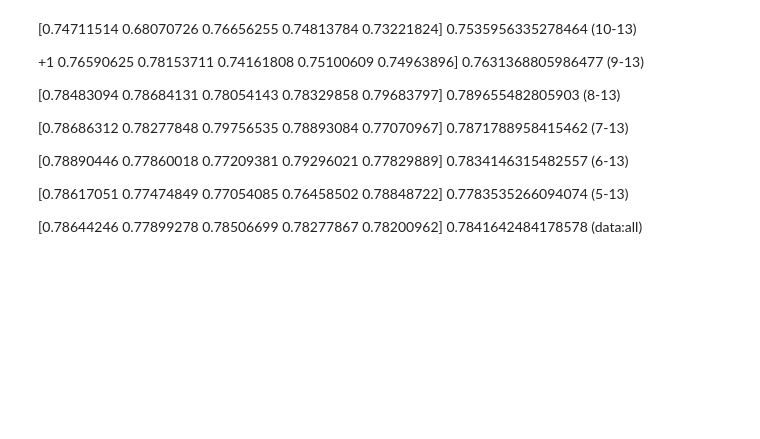
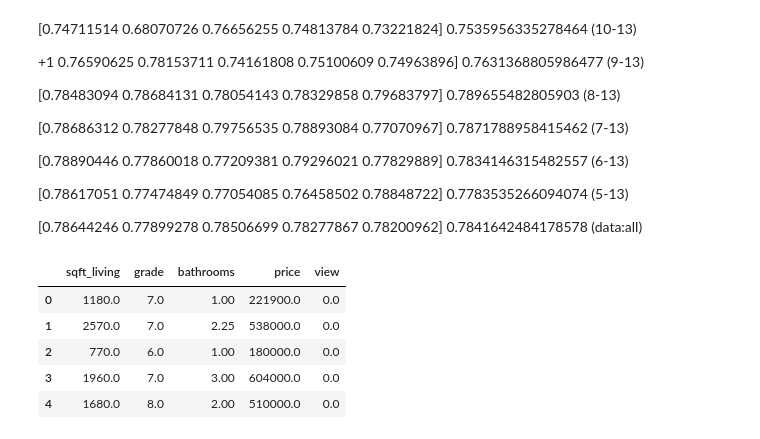
Before and after one commit to Somethingor/bsc-phase-two-project, a Jupyter notebook: notebooks/exploratory/member-1/Regression Andrew.ipynb, the cells around one changed output. Saved outputs shown, nothing was run; the diff lists cells and outputs as text; code cells hidden in the pictures; blank space fills up the shorter version.

```diff
--- a/notebooks/exploratory/member-1/Regression Andrew.ipynb
+++ b/notebooks/exploratory/member-1/Regression Andrew.ipynb
@@ -592,0 +618,9 @@ print(y_scale_lr.score(X_train,y_train))
+# %%
+heat_plot_data.head()
+# %% [output]
+|  | sqft_living | grade | bathrooms | price | view |
+| 0 | 1180.0 | 7.0 | 1.00 | 221900.0 | 0.0 |
+| 1 | 2570.0 | 7.0 | 2.25 | 538000.0 | 0.0 |
+| 2 | 770.0 | 6.0 | 1.00 | 180000.0 | 0.0 |
+| 3 | 1960.0 | 7.0 | 3.00 | 604000.0 | 0.0 |
+| 4 | 1680.0 | 8.0 | 2.00 | 510000.0 | 0.0 |
```
Also changed, not shown: parts of 4 cells of this notebook, 2 other files.
